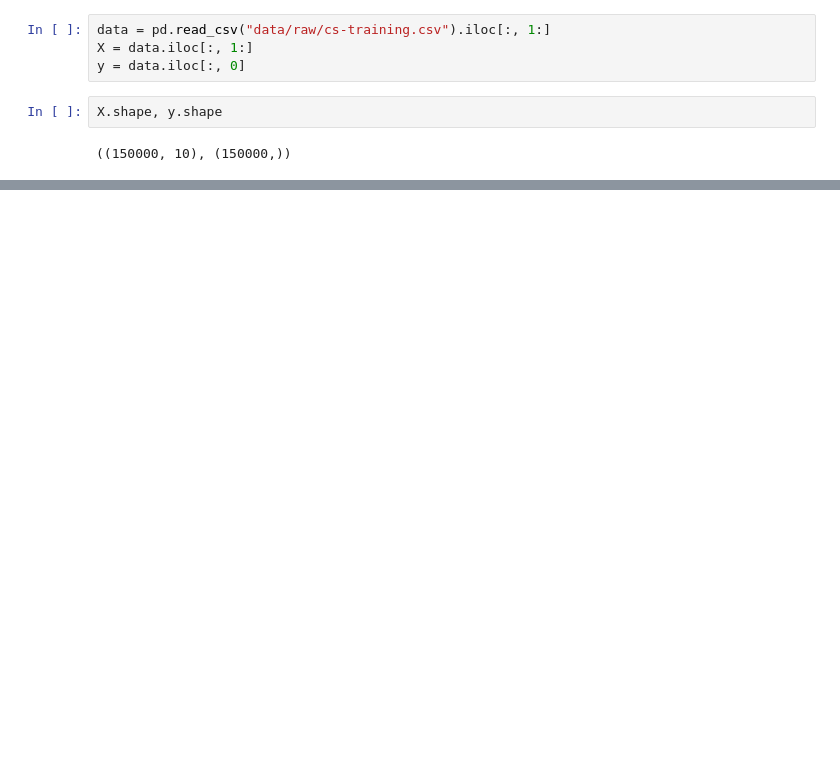
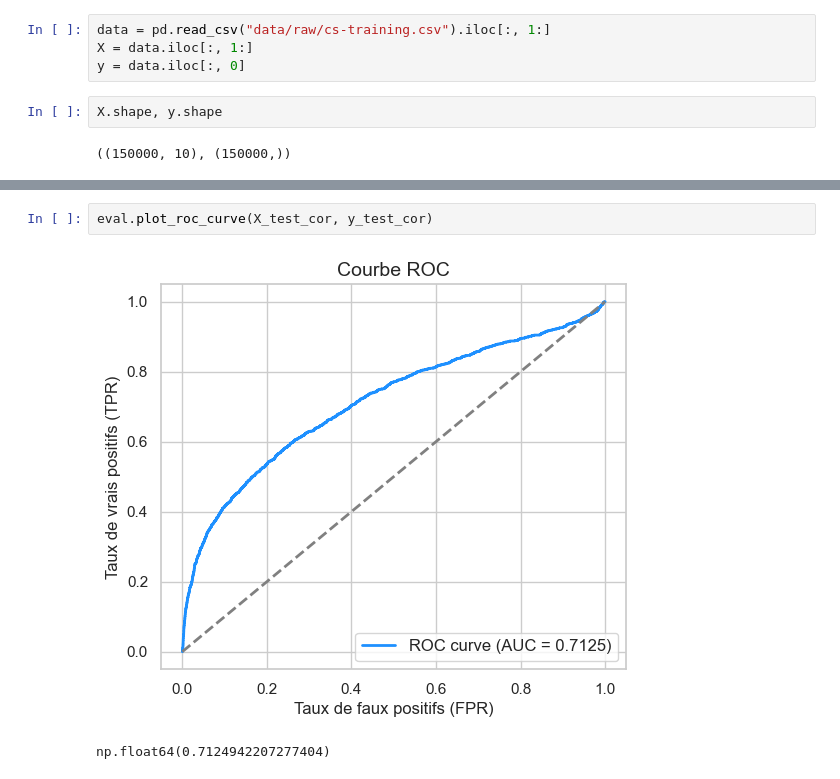
Before and after one commit to AmoussouKokou/cse, a Jupyter notebook: __main__.ipynb, the cells around one changed output, grey strips where cells are left out. Saved outputs shown, nothing was run; the diff lists cells and outputs as text; blank space fills up the shorter version.

```diff
--- a/__main__.ipynb
+++ b/__main__.ipynb
@@ -40,0 +193,5 @@ pipeline = Pipeline([
+# %%
+eval.plot_roc_curve(X_test_cor, y_test_cor)
+# %% [output]
+[figure, added]
+np.float64(0.7124942207277404)
```
Also changed, not shown: parts of 32 cells of this notebook, 5 other files.
